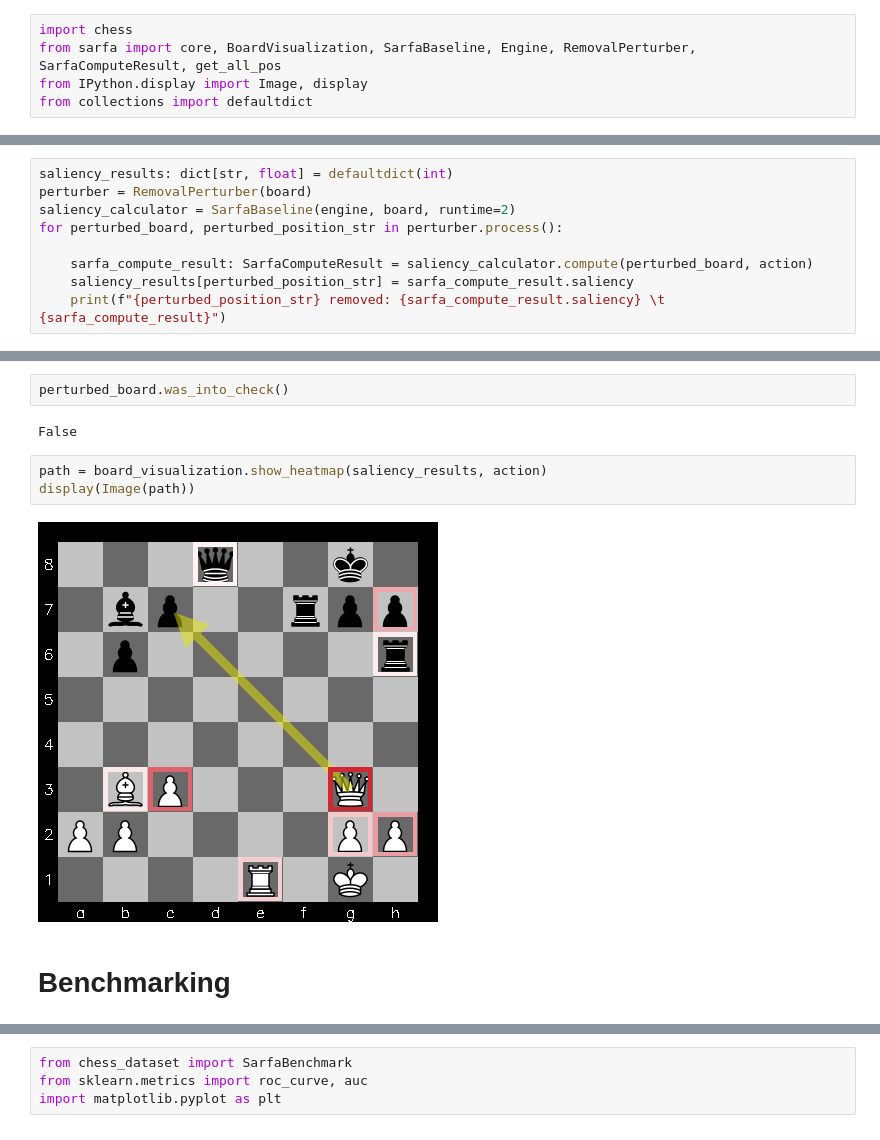
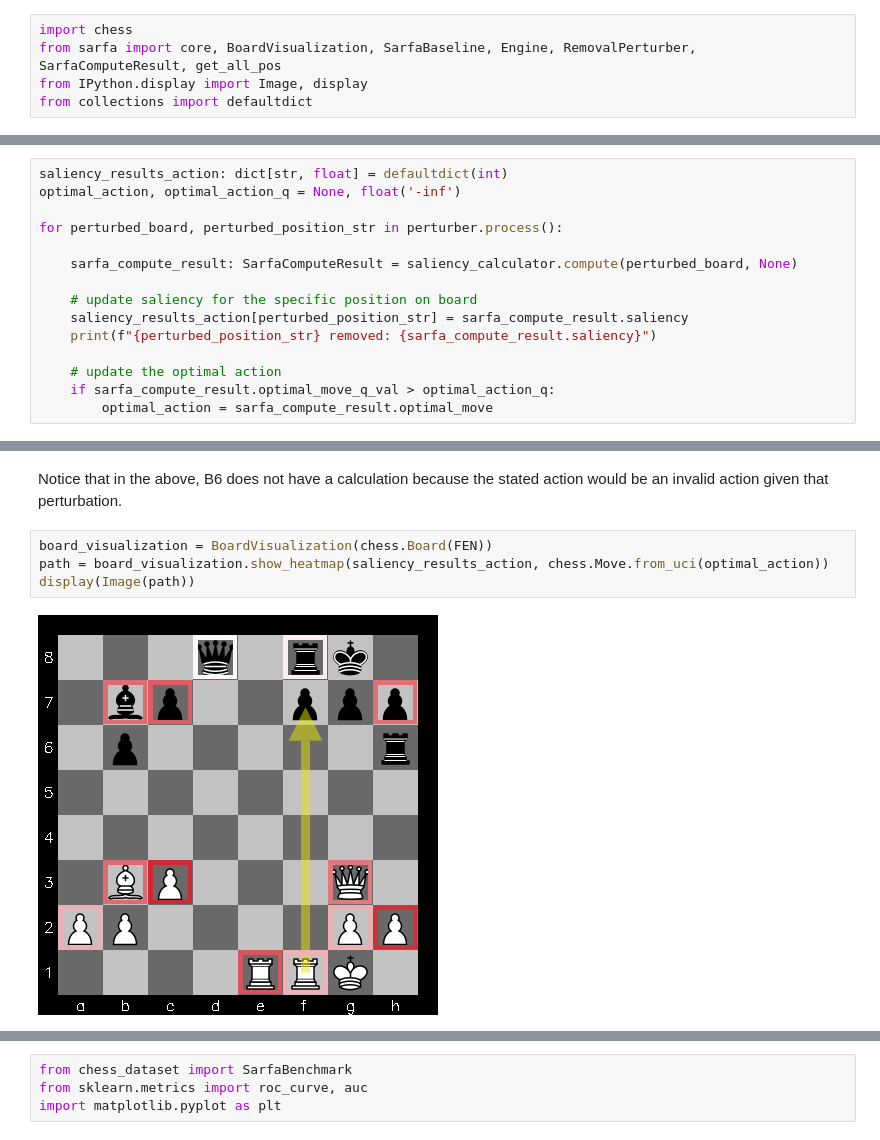
Before and after one commit to radroof22/xAI-chess, a Jupyter notebook: sarfa_baseline.ipynb, the cells around one changed output, grey strips where cells are left out. Drawn from its saved outputs; the diff is of its cells as text.

```diff
--- a/sarfa_baseline.ipynb
+++ b/sarfa_baseline.ipynb
@@ -76,10 +83,16 @@ Board('3q2k1/1bp2rpp/1p5r/8/8/1BP3Q1/PP4PP/4R1K1 w - - 0 2')
 # %%
-saliency_results: dict[str, float] = defaultdict(int)
-perturber = RemovalPerturber(board)
-saliency_calculator = SarfaBaseline(engine, board, runtime=2)
+saliency_results_action: dict[str, float] = defaultdict(int)
+optimal_action, optimal_action_q = None, float('-inf')
+
 for perturbed_board, perturbed_position_str in perturber.process():
 
-    sarfa_compute_result: SarfaComputeResult = saliency_calculator.compute(perturbed_board, action)
-    saliency_results[perturbed_position_str] = sarfa_compute_result.saliency
-    print(f"{perturbed_position_str} removed: {sarfa_compute_result.saliency} \t {sarfa_compute_result}")
+    sarfa_compute_result: SarfaComputeResult = saliency_calculator.compute(perturbed_board, None)
+
+    # update saliency for the specific position on board
+    saliency_results_action[perturbed_position_str] = sarfa_compute_result.saliency
+    print(f"{perturbed_position_str} removed: {sarfa_compute_result.saliency}")
+
+    # update the optimal action
+    if sarfa_compute_result.optimal_move_q_val > optimal_action_q:
+        optimal_action = sarfa_compute_result.optimal_move
 # %% [output]
@@ -102,11 +117,8 @@ h7 removed: 0.40499153702037094          SarfaComputeResult(saliency=0.404991537
-# %%
-perturbed_board.was_into_check()
-# %% [output]
-False
-# %%
-path = board_visualization.show_heatmap(saliency_results, action)
-display(Image(path))
-# %% [output]
-[figure, removed]
-# %% [markdown]
-# Benchmarking
+# %% [markdown]
+Notice that in the above, B6 does not have a calculation because the stated action would be an invalid action given that perturbation.
+# %%
+board_visualization = BoardVisualization(chess.Board(FEN))
+path = board_visualization.show_heatmap(saliency_results_action, chess.Move.from_uci(optimal_action))
+display(Image(path))
+# %% [output]
+[figure, added]
```
Also changed, not shown: parts of 28 cells of this notebook.
